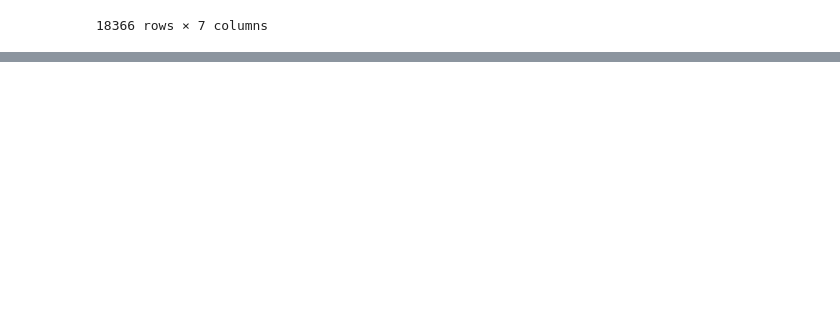
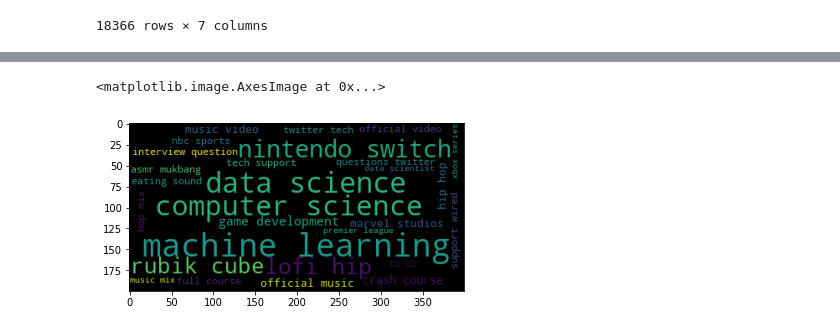
Before and after one commit to sahilr005/ml, a Jupyter notebook: youtube.ipynb, the cells around one changed output, grey strips where cells are left out. Drawn from its saved outputs; the diff is of its cells as text; code cells hidden in the pictures; blank space fills up the shorter version.

```diff
--- a/youtube.ipynb
+++ b/youtube.ipynb
@@ -304,0 +329,23 @@ data3
+# %%
+pe = PorterStemmer()
+def text_transfrom(text):
+    text = text.lower() # convert text to lower case
+    text = nltk.word_tokenize(text) # sentence convert to word
+
+    # (" !!@#sahil$%^&*") ==> sahil --> remove spacial Charachter
+    y = []
+    for i in text:
+        if i.isalnum():
+            y.append(i)
+
+    text = y[:]  # copy word's list in text
+    y.clear()
+
+    # Remove stop word's
+    for i in text:
+        if i not in stopwords.words("english") and i not in string.punctuation:
+            y.append(i)
+
+    text = y[:]
+
+    return " ".join(text) # word list convert to text
@@ -304,0 +357,4 @@ data3
+# %%
+data3["Comment"] = data3["Comment"].apply(text_transfrom)
+# %%
+data3["Title"] = data3["Title"].apply(text_transfrom)
@@ -304,0 +370,10 @@ data3
+# %%
+from wordcloud import WordCloud
+wc = WordCloud(min_font_size=10)
+comment_cloud = wc.generate(data3[data3["Sentiment"]==1.0]["Comment"].str.cat(sep=" "),)
+title_cloud = wc.generate(data3[data3["Sentiment"]==1.0]["Title"].str.cat(sep=" "),)
+# %%
+plt.imshow(comment_cloud) # most used word in comment
+# %% [output]
+<matplotlib.image.AxesImage at 0x...>
+[figure, added]
```
Also changed, not shown: parts of 17 cells of this notebook.
